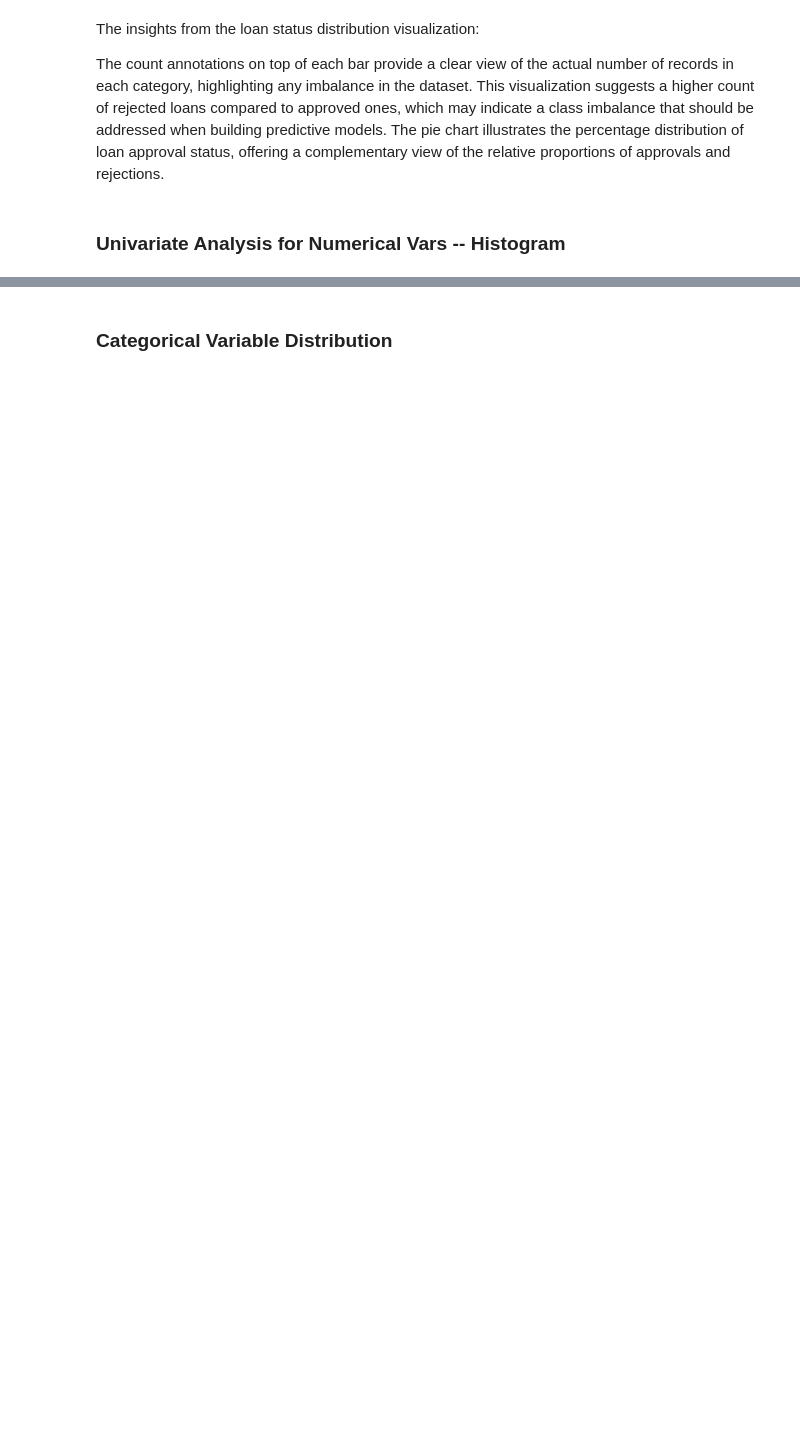
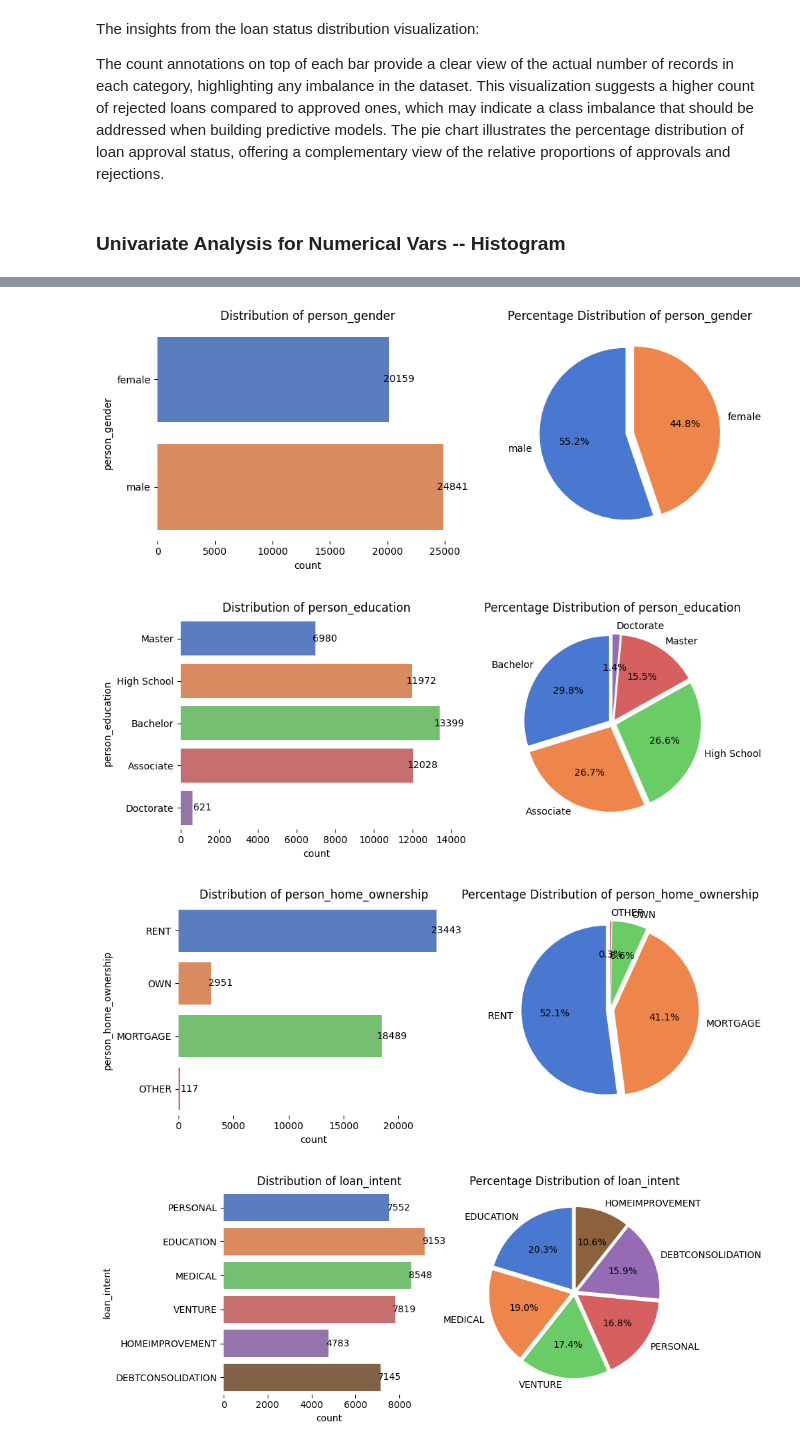
Before and after one commit to Zihua-Lai/Credit-Approval-Staus-and-Score-Prediction, a Jupyter notebook: EDA.ipynb, the cells around one changed output, grey strips where cells are left out. Drawn from its saved outputs; the diff is of its cells as text; code cells hidden in the pictures; blank space fills up the shorter version.

```diff
--- a/EDA.ipynb
+++ b/EDA.ipynb
@@ -322,25 +275,32 @@ The distribution appears fairly symmetric around the mean of 632, with most valu
-# %% [markdown]
-### Categorical Variable Distribution
 # %%
-#Define the function
+#perform univariate analysis for categorical columns
 def plot_categorical_distribution(column_name, data=df):
     plt.figure(figsize=(10, 4))
 
     plt.subplot(1, 2, 1)
-    sns.countplot(y=column_name, data=df, palette='muted')
+    sns.countplot(y=column_name, data=df, hue=column_name, palette='muted')
     plt.title(f'Distribution of {column_name}')
 
     ax = plt.gca()
     for p in ax.patches:
         ax.annotate(f'{int(p.get_width())}', (p.get_width(), p.get_y() + p.get_height() / 2),
                     ha='center', va='center', xytext=(10, 0), textcoords='offset points')
 
     sns.despine(left=True, bottom=True)
 
     plt.subplot(1, 2, 2)
     df[column_name].value_counts().plot.pie(autopct='%1.1f%%', colors=sns.color_palette('muted'), startangle=90, explode=[0.05]*df[column_name].nunique())
     plt.title(f'Percentage Distribution of {column_name}')
     plt.ylabel('')
 
     plt.tight_layout()
     plt.show()
+
+categorical_columns = ['person_gender', 'person_education', 'person_home_ownership', 'loan_intent', 'previous_loan_defaults_on_file']
+for i in range(len(categorical_columns)):
+    plot_categorical_distribution(categorical_columns[i])
+# %% [output]
+[figure, added]
+[figure, added]
+[figure, added]
+[figure, added]
```
Also changed, not shown: parts of 43 cells of this notebook.
